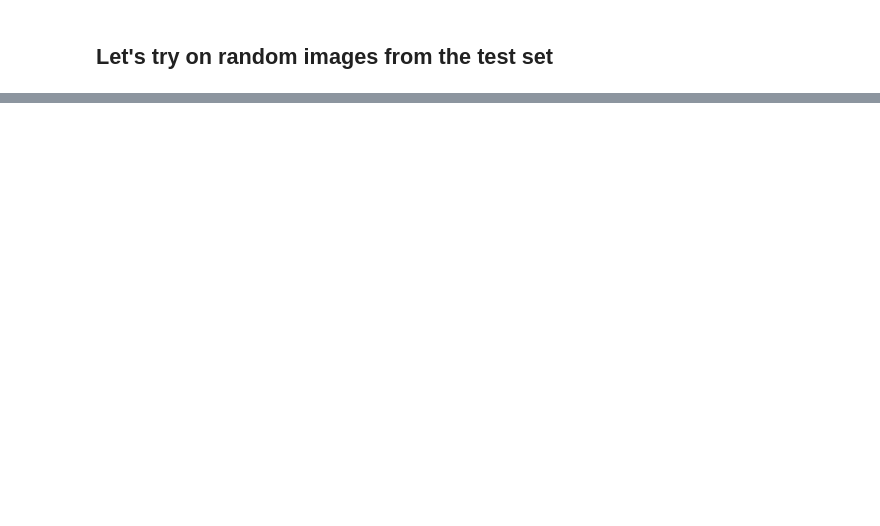
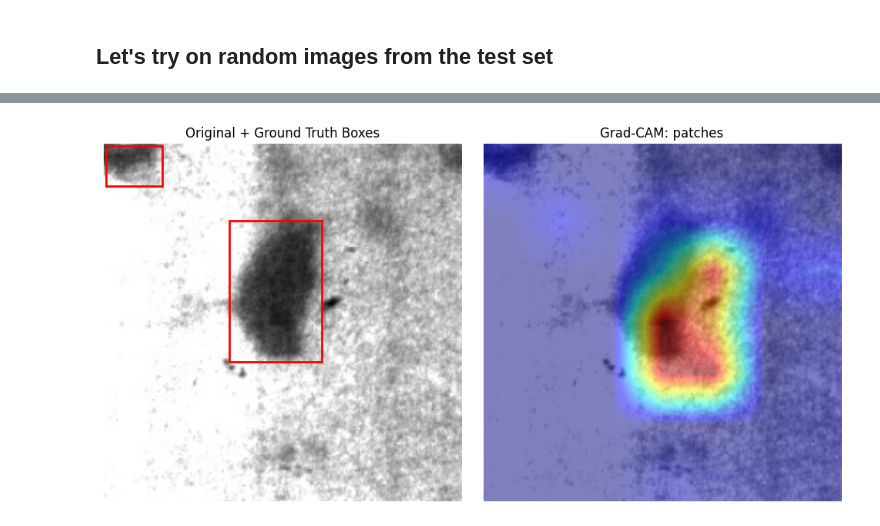
Before and after one commit to lautarocolli/industrial-defect-detection, a Jupyter notebook: notebooks/CNN.ipynb, the cells around one changed output, grey strips where cells are left out. Drawn from its saved outputs; the diff is of its cells as text; code cells hidden in the pictures; blank space fills up the shorter version.

Commit message:
finished gradcam and tested in CNN.ipynb

```diff
--- a/notebooks/CNN.ipynb
+++ b/notebooks/CNN.ipynb
@@ -181,0 +175,12 @@ torch.save(checkpoint, path)
+# %%
+from src.interpretability.gradcam import GradCAM
+
+cam = GradCAM(model)
+
+sample  = test_loader.dataset[idx]
+boxes   = test_loader.dataset.get_boxes(sample["image_path"])
+classes = test_loader.dataset.classes
+
+cam.visualize(sample, classes, boxes=boxes)
+# %% [output]
+[figure, added]
```
Also changed, not shown: parts of 5 cells of this notebook, 1 other file.
